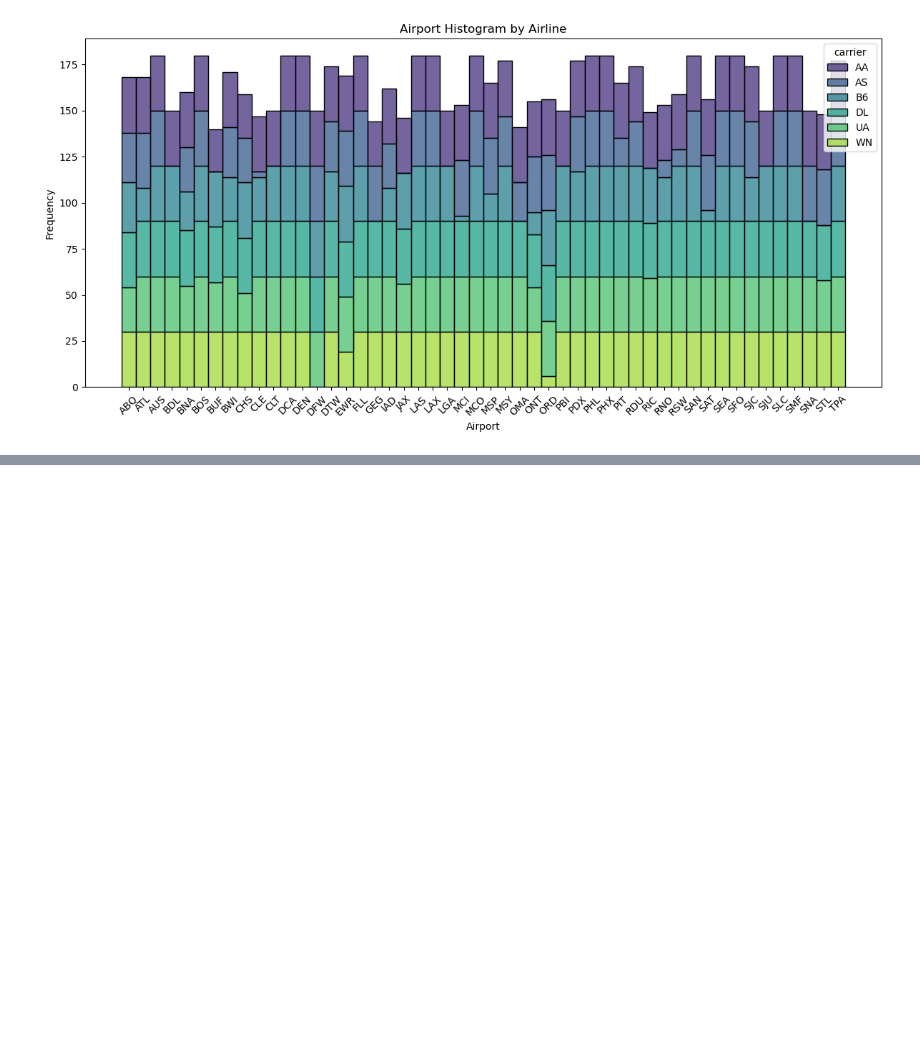
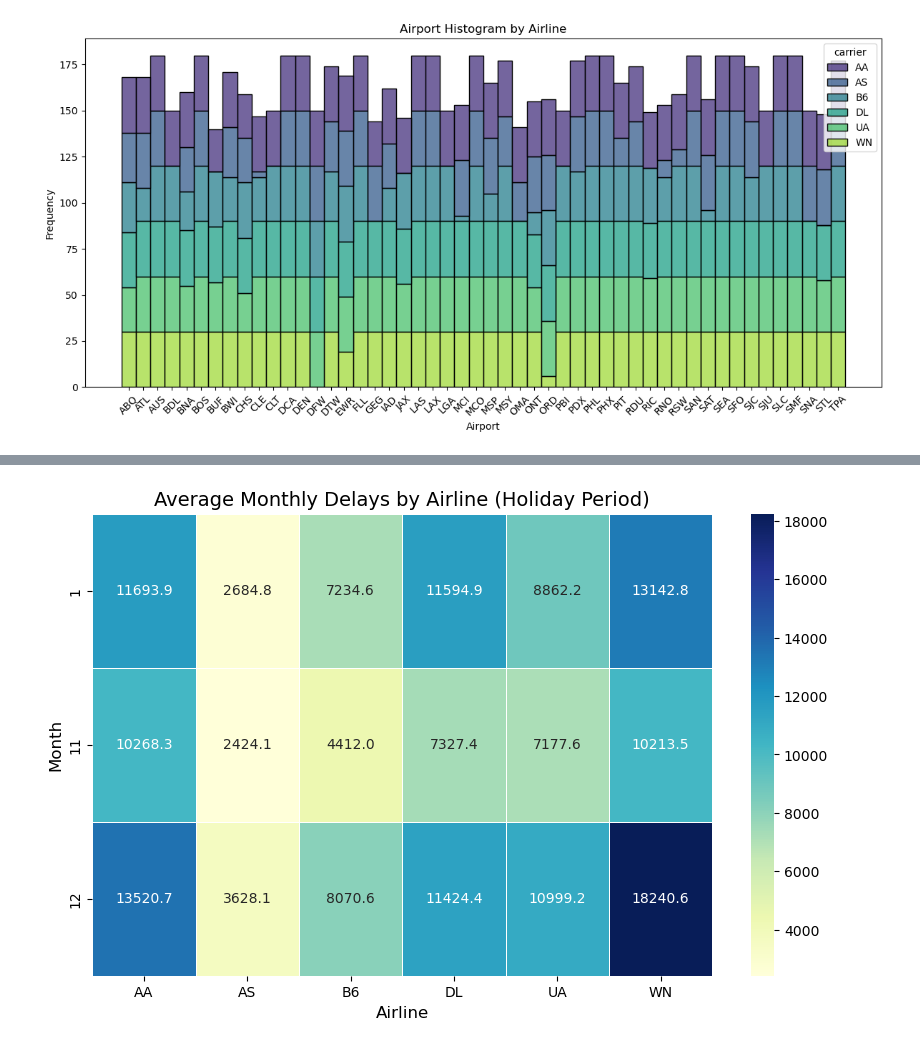
Before and after one commit to lingyuehao/Data_Dawgs, a Jupyter notebook: Data-Dawgs.ipynb, the cells around one changed output, grey strips where cells are left out. Saved outputs shown, nothing was run; the diff lists cells and outputs as text; code cells hidden in the pictures; blank space fills up the shorter version.

```diff
--- a/Data-Dawgs.ipynb
+++ b/Data-Dawgs.ipynb
@@ -523,0 +571,11 @@ Name: count, dtype: int64
+# %%
+monthly_delays = data_holiday.pivot_table(index='month', columns='carrier', values='arr_delay', aggfunc='mean')
+
+plt.figure(figsize=(10, 6))
+sns.heatmap(monthly_delays, annot=True, fmt=".1f", cmap='YlGnBu', linewidths=0.5)
+plt.title('Average Monthly Delays by Airline (Holiday Period)', fontsize=14)
+plt.xlabel('Airline', fontsize=12)
+plt.ylabel('Month', fontsize=12)
+plt.show()
+# %% [output]
+[figure, added]
```
Also changed, not shown: parts of 9 cells of this notebook.
